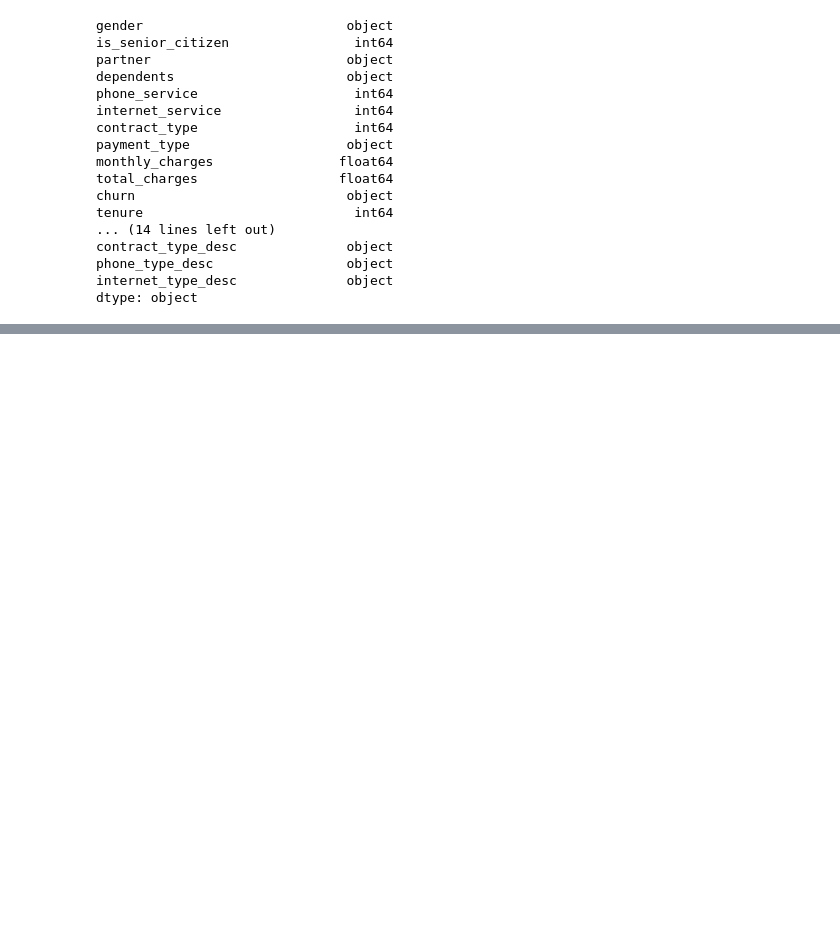
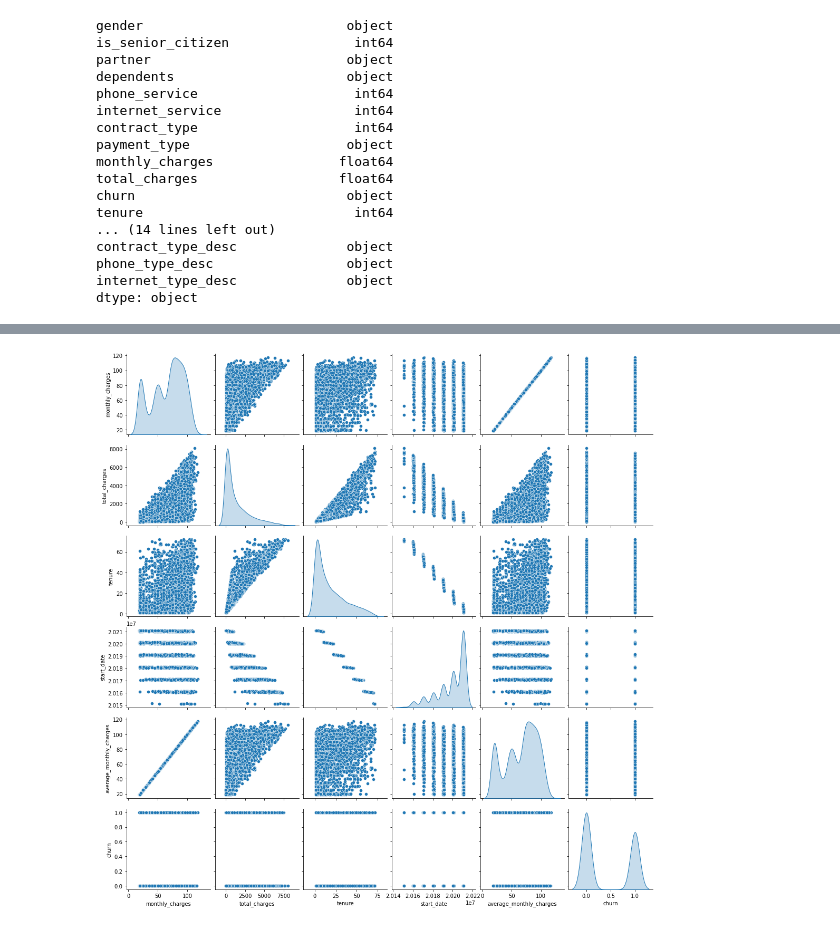
Before and after one commit to Jared-Godar/storytelling, a Jupyter notebook: project/telecom_churn_model.ipynb, the cells around one changed output, grey strips where cells are left out. Cells and saved outputs as stored; diff of their text form; code cells hidden in the pictures; blank space fills up the shorter version.

Commit message:
Update pandas churn model

```diff
--- a/project/telecom_churn_model.ipynb
+++ b/project/telecom_churn_model.ipynb
@@ -157,0 +186,3 @@ dtype: object
+# %%
+data.churn=data.churn.str.replace('No','0')
+data.churn=data.churn.str.replace('Yes','1')
@@ -157,0 +198,2 @@ dtype: object
+# %%
+data.churn=data.churn.astype(int)
@@ -157,0 +214,4 @@ dtype: object
+# %%
+#do 0 / 1 conversion on sex
+data.rename(columns={'gender': 'is_male'}, inplace = True)
+data.head()
@@ -157,0 +226,4 @@ dtype: object
+# %%
+data.is_male=data.is_male.str.replace('Male','1')
+data.is_male=data.is_male.str.replace('Female','0')
+data.is_male=data.is_male.astype(bool)
@@ -157,0 +439,10 @@ dtype: object
+# %%
+#Separating columns to be visualized
+out_cols = list(set(data.nunique()[data.nunique()<6].keys().tolist()
+                    + data.select_dtypes(include='object').columns.tolist()))
+viz_cols = [x for x in data.columns if x not in out_cols] + ['churn']
+
+sns.pairplot(data[viz_cols], diag_kind="kde")
+plt.show()
+# %% [output]
+[figure, added]
```
Also changed, not shown: parts of 29 cells of this notebook, 3 other files.
